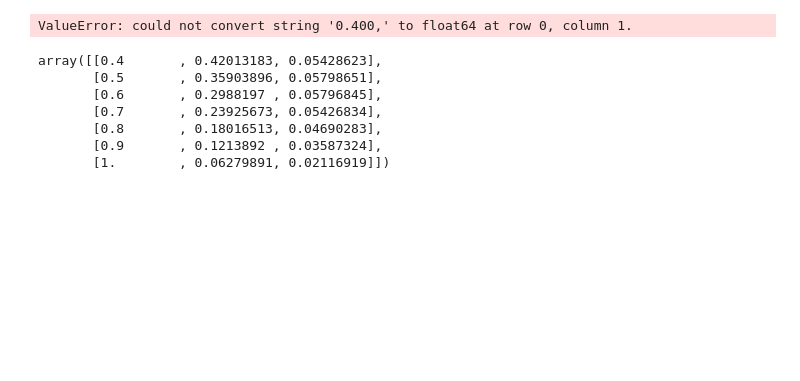
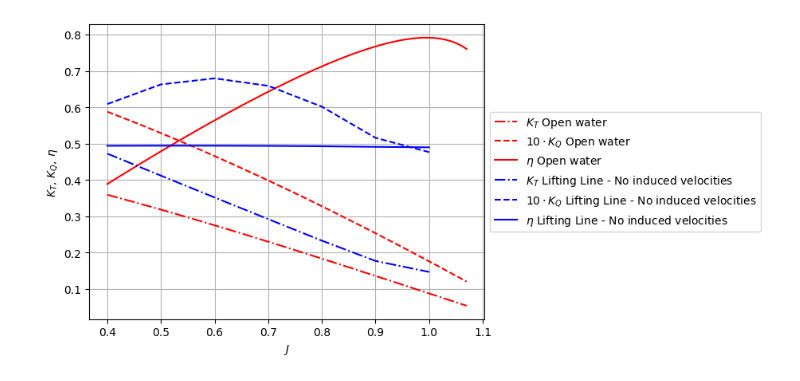
Before and after one commit to XerusN/NavalHydro-Project, a Jupyter notebook: plot.ipynb, the cells around one changed output. Cells and saved outputs as stored; diff of their text form; code cells hidden in the pictures; blank space fills up the shorter version.

```diff
--- a/plot.ipynb
+++ b/plot.ipynb
@@ -1,18 +1,23 @@
 # %%
 import numpy as np
 import matplotlib.pyplot as plt
-# %%
-openWater = np.loadtxt('../../ProvidedFiles/OpenwaterData.txt', skiprows=2, delimiter=',')
-# %% [output]
-ValueError: could not convert string '0.400,' to float64 at row 0, column 1.
-# %%
-q2 = np.loadtxt('q2.txt', skiprows=1)
-q2
-# %% [output]
-array([[0.4       , 0.42013183, 0.05428623],
-       [0.5       , 0.35903896, 0.05798651],
-       [0.6       , 0.2988197 , 0.05796845],
-       [0.7       , 0.23925673, 0.05426834],
-       [0.8       , 0.18016513, 0.04690283],
-       [0.9       , 0.1213892 , 0.03587324],
-       [1.        , 0.06279891, 0.02116919]])
+# %%
+def plot_data(data, color: str, label: str):
+    plt.plot(data[:, 0], data[:, 1], '-.', color= color, label= r'$K_T$ '+label)
+    plt.plot(data[:, 0], 10*data[:, 2], '--', color= color, label= r'$10 \cdot K_Q$ '+label)
+    plt.plot(data[:, 0], data[:, 3], '-', color= color, label= r'$\eta$ '+label)
+def diagram_setup():
+    plt.legend(loc='center left', bbox_to_anchor=(1, 0.5))
+    plt.grid()
+    plt.xlabel(r'$J$')
+    plt.ylabel(r'$K_T, \, K_Q, \, \eta$')
+# %%
+openWater = np.loadtxt('input/OpenwaterData.txt', skiprows=2, delimiter=',')
+q2 = np.loadtxt('output/q2.txt', skiprows=1)
+
+plot_data(openWater, 'r', 'Open water')
+plot_data(q2, 'b', 'Lifting Line - No induced velocities')
+diagram_setup()
+plt.savefig('figures/q2.png', dpi = 300)
+# %% [output]
+[figure, added]
```
Also changed, not shown: 20 other files.
